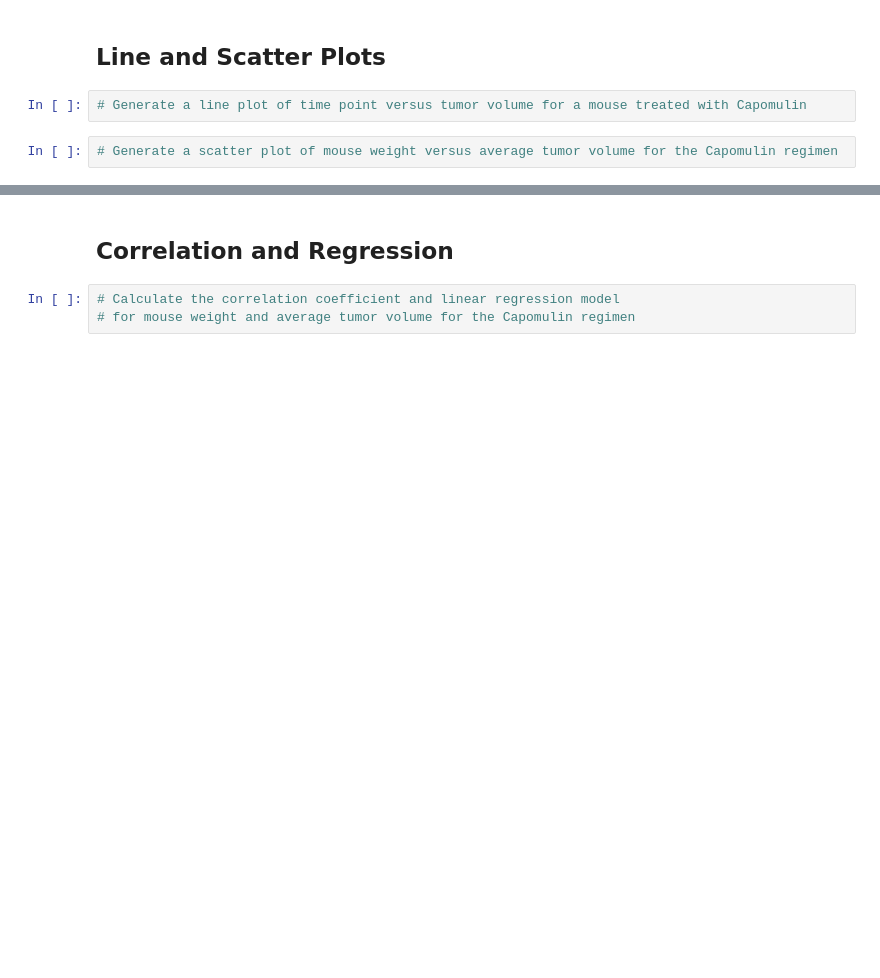
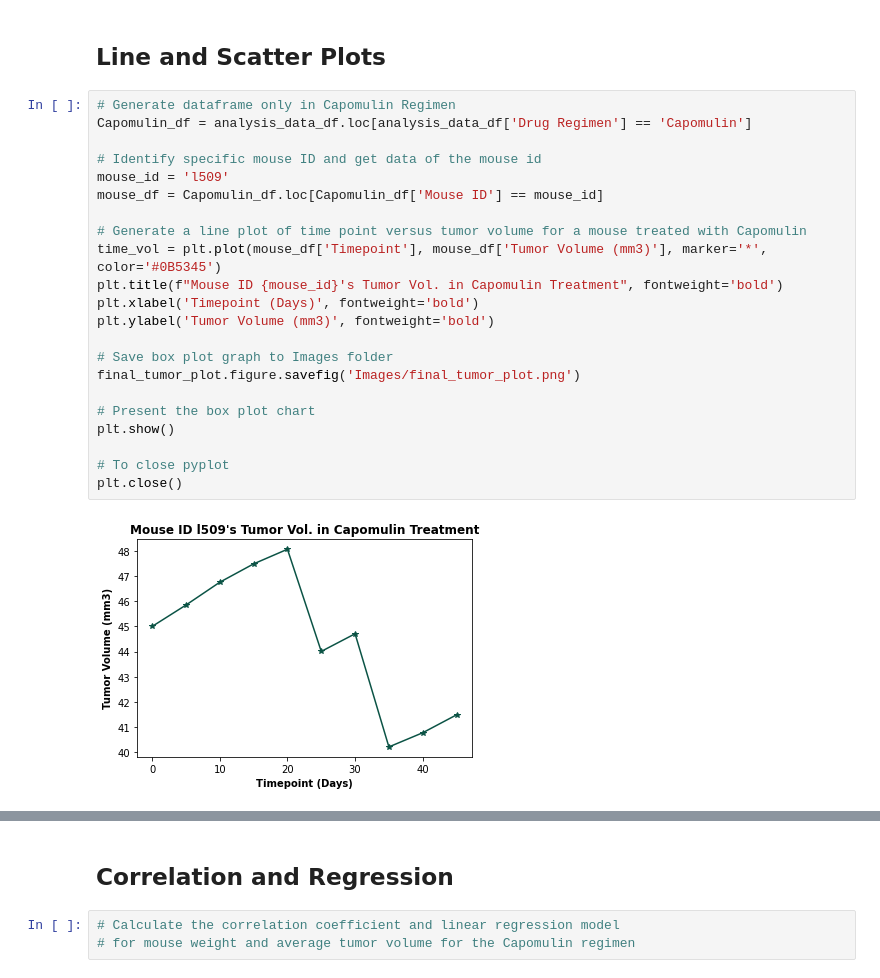
Before and after one commit to abpuccini/matplotlib-challenge, a Jupyter notebook: pymaceuticals_analysis.ipynb, the cells around one changed output, grey strips where cells are left out. Saved outputs shown, nothing was run; the diff lists cells and outputs as text; blank space fills up the shorter version.

```diff
--- a/pymaceuticals_analysis.ipynb
+++ b/pymaceuticals_analysis.ipynb
@@ -250,6 +357,26 @@ plt.close()
 # %% [markdown]
 ## Line and Scatter Plots
-# %%
-# Generate a line plot of time point versus tumor volume for a mouse treated with Capomulin
-# %%
-# Generate a scatter plot of mouse weight versus average tumor volume for the Capomulin regimen
+# %%
+# Generate dataframe only in Capomulin Regimen
+Capomulin_df = analysis_data_df.loc[analysis_data_df['Drug Regimen'] == 'Capomulin']
+
+# Identify specific mouse ID and get data of the mouse id
+mouse_id = 'l509'
+mouse_df = Capomulin_df.loc[Capomulin_df['Mouse ID'] == mouse_id]
+
+# Generate a line plot of time point versus tumor volume for a mouse treated with Capomulin
+time_vol = plt.plot(mouse_df['Timepoint'], mouse_df['Tumor Volume (mm3)'], marker='*', color='#0B5345')
+plt.title(f"Mouse ID {mouse_id}'s Tumor Vol. in Capomulin Treatment", fontweight='bold')
+plt.xlabel('Timepoint (Days)', fontweight='bold')
+plt.ylabel('Tumor Volume (mm3)', fontweight='bold')
+
+# Save box plot graph to Images folder
+final_tumor_plot.figure.savefig('Images/final_tumor_plot.png')
+
+# Present the box plot chart
+plt.show()
+
+# To close pyplot
+plt.close()
+# %% [output]
+[figure, added]
```
Also changed, not shown: parts of 14 cells of this notebook.
